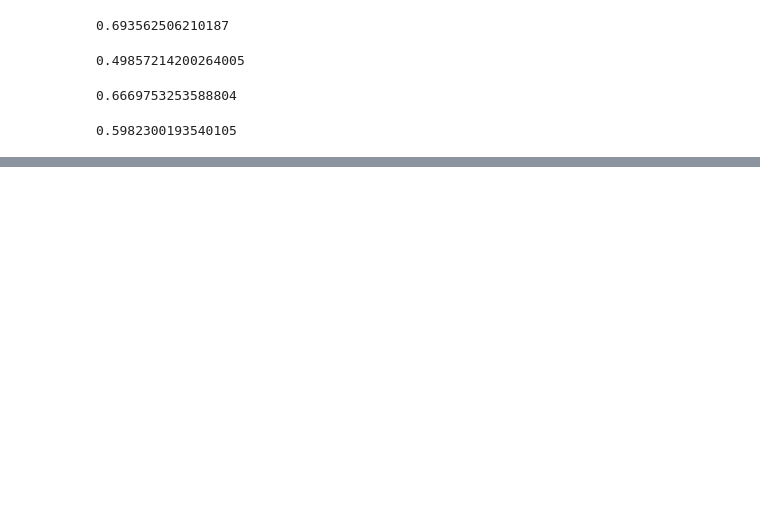
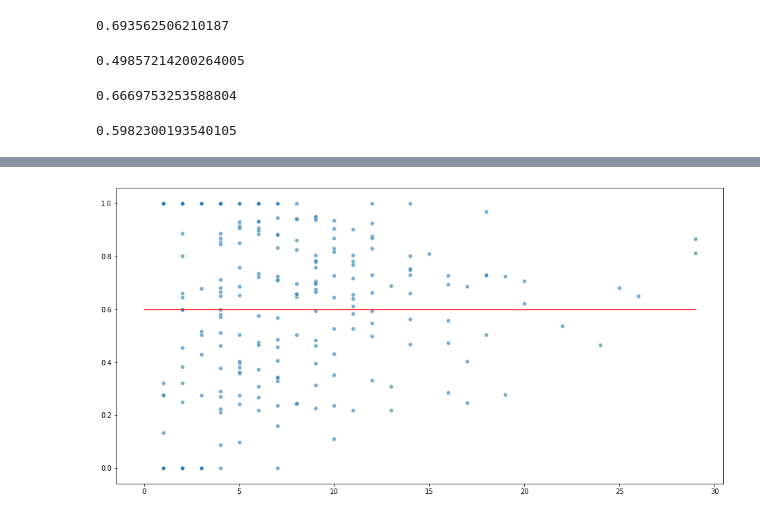
Before and after one commit to bbertoni/HackingSymptoms, a Jupyter notebook: code/PerformanceComparison/PerformanceComparison.ipynb, the cells around one changed output, grey strips where cells are left out. Saved outputs shown, nothing was run; the diff lists cells and outputs as text; code cells hidden in the pictures; blank space fills up the shorter version.

```diff
--- a/code/PerformanceComparison/PerformanceComparison.ipynb
+++ b/code/PerformanceComparison/PerformanceComparison.ipynb
@@ -786,0 +912,4 @@ results_matrix_df.iloc[::,8:].style.apply(highlight_max)
+# %%
+scatter_plot_gsc(biolink_scores['simgic'], biolink_df['Biolink_HPO_codes'])
+# %% [output]
+[figure, added]
```
Also changed, not shown: parts of 34 cells of this notebook, 3 other files.
